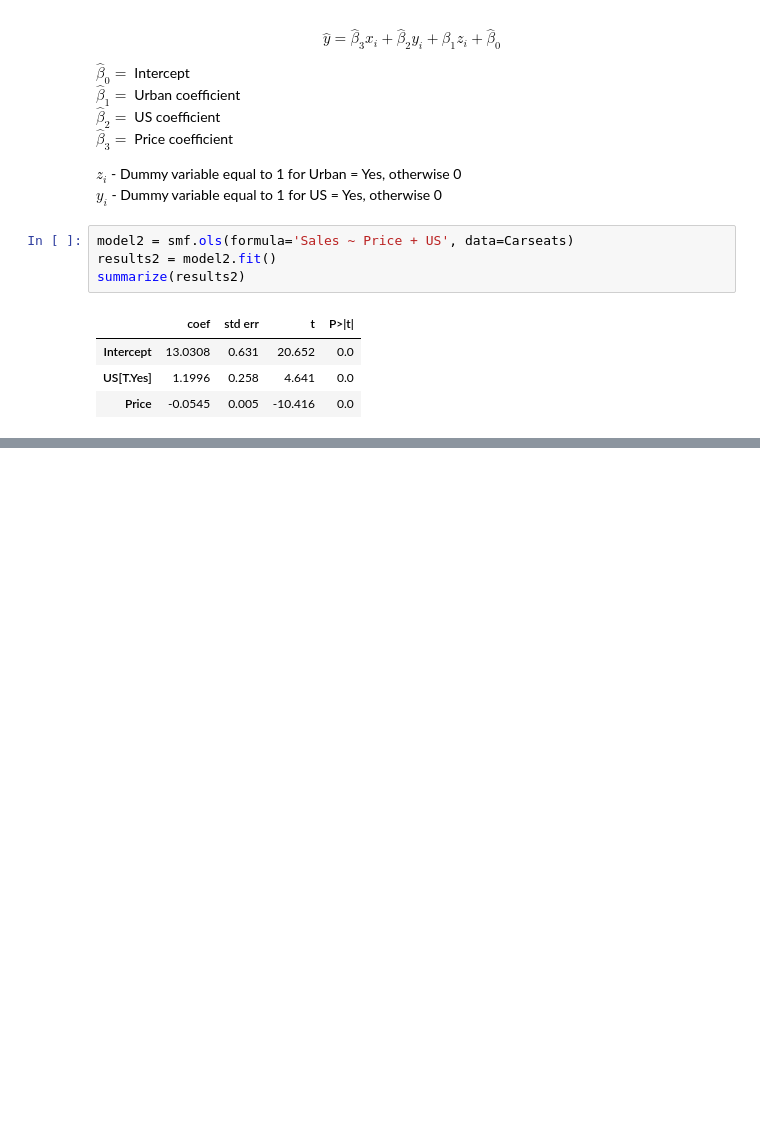
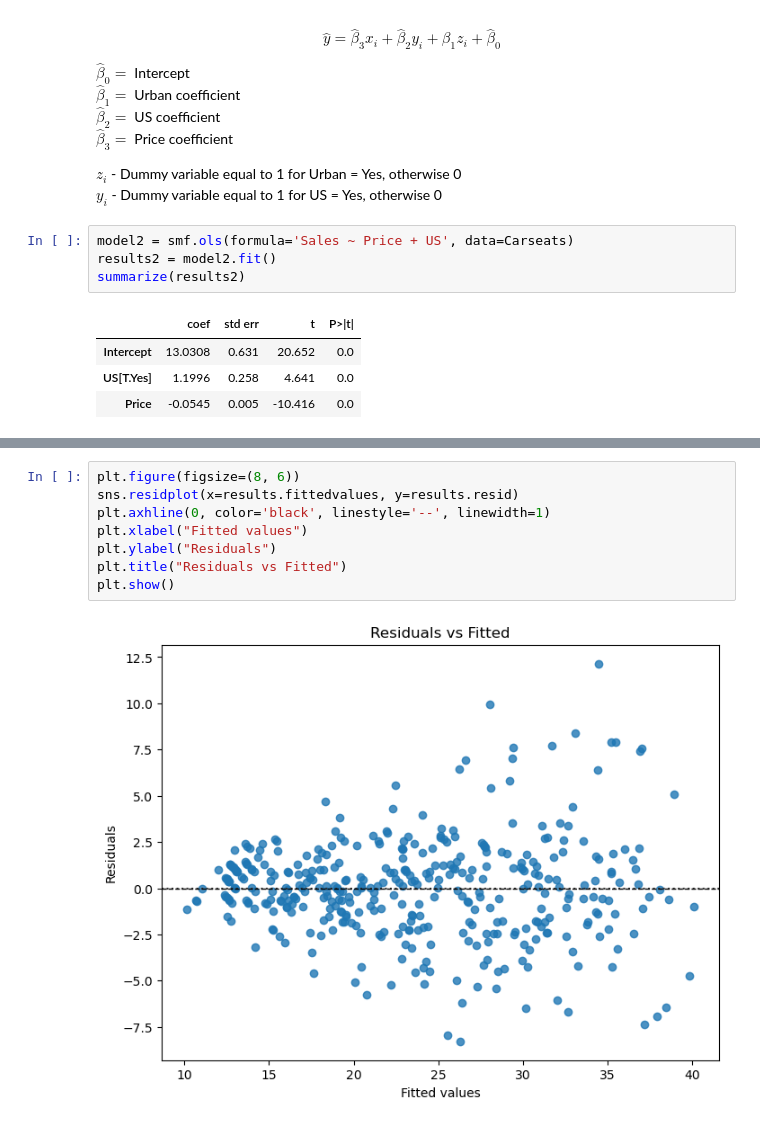
Before and after one commit to SzczepanK112/ISLP-Solutions, a Jupyter notebook: 3-Linear-Regression/Exercises.ipynb, the cells around one changed output, grey strips where cells are left out. Drawn from its saved outputs; the diff is of its cells as text; blank space fills up the shorter version.

```diff
--- a/3-Linear-Regression/Exercises.ipynb
+++ b/3-Linear-Regression/Exercises.ipynb
@@ -550,0 +578,10 @@ summarize(results2)
+# %%
+plt.figure(figsize=(8, 6))
+sns.residplot(x=results.fittedvalues, y=results.resid)
+plt.axhline(0, color='black', linestyle='--', linewidth=1)
+plt.xlabel("Fitted values")
+plt.ylabel("Residuals")
+plt.title("Residuals vs Fitted")
+plt.show()
+# %% [output]
+[figure, added]
```
Also changed, not shown: parts of 17 cells of this notebook.
